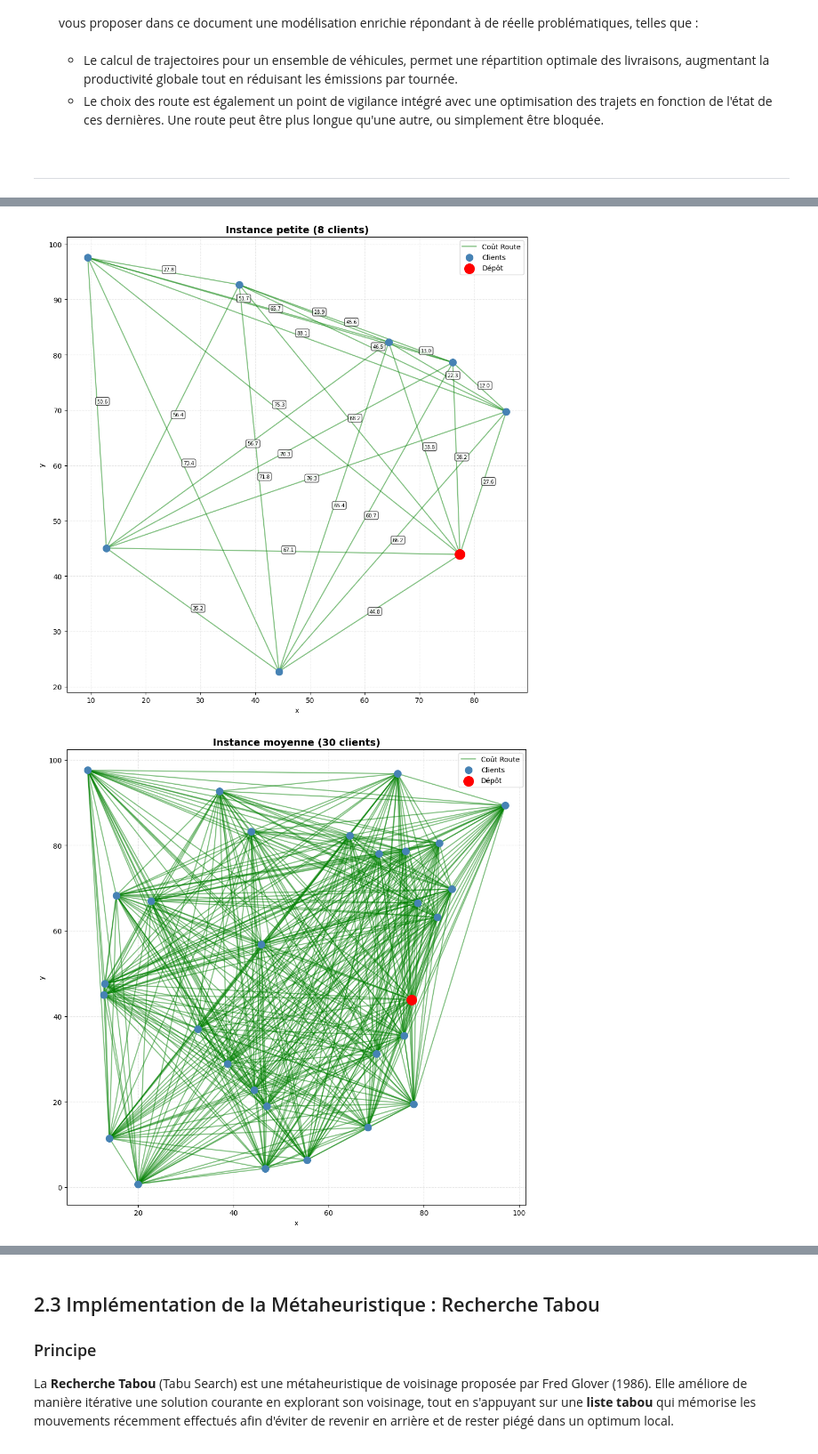
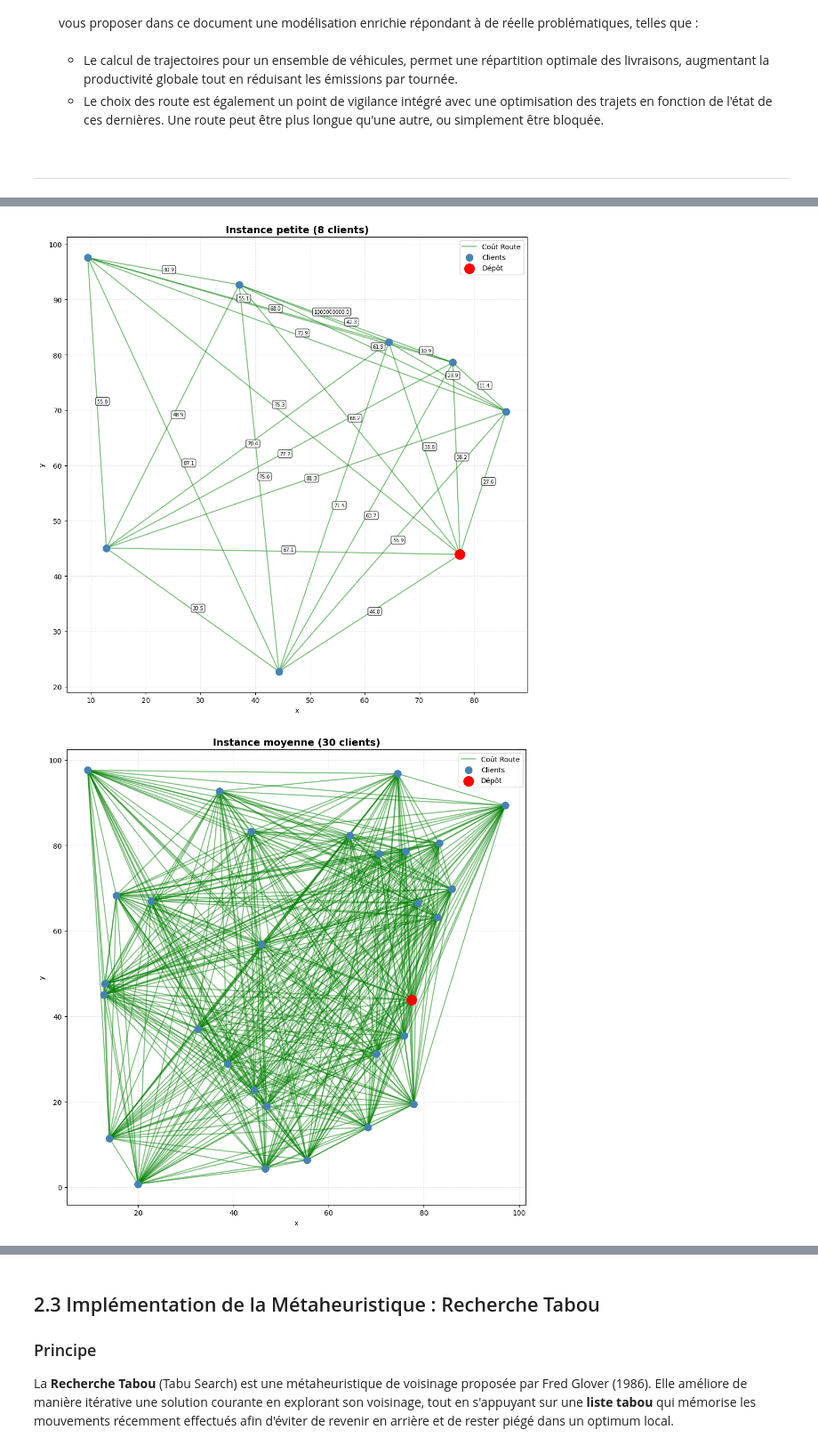
Before and after one commit to LonelyBadeline/CesiCDP, a Jupyter notebook: CesiCDP.ipynb, the cells around one changed output, grey strips where cells are left out. Shown at 89% size. Saved outputs shown, nothing was run; the diff lists cells and outputs as text; code cells hidden in the pictures.

Commit message:
(Fix) : Final Fix implementing big M and cost constraint + typo in notebook

```diff
--- a/CesiCDP.ipynb
+++ b/CesiCDP.ipynb
@@ -943,7 +941,9 @@ La cellule de code suivante implémente la génération d'instances :
 import numpy as np
 import matplotlib.pyplot as plt
 
-def generate_instance(n_cities, seed=42, cost_variation=0.2):
+M = 1e9
+
+def generate_instance(n_cities, seed=42, cost_variation=0.2, blocked_ratio=0.05):
     rng = np.random.default_rng(seed)
     coords = rng.uniform(0, 100, size=(n_cities, 2))
 
@@ -957,16 +957,21 @@ def generate_instance(n_cities, seed=42, cost_variation=0.2):
                     (coords[i][1] - coords[j][1])**2
                 )
 
-    # create random cost matrix (distance + random variation)
+    # create cost matrix with variation + blocked edges (b_ij)
     cost_matrix = np.zeros((n_cities, n_cities))
+    b_matrix = np.zeros((n_cities, n_cities), dtype=int)  # ← AJOUT
     for i in range(n_cities):
         for j in range(n_cities):
             if i != j:
-                # Variation factor: 1 ± cost_variation
-                factor = rng.uniform(1 - cost_variation, 1 + cost_variation)
-                cost_matrix[i][j] = dist_matrix[i][j] * factor
+                # Ne pas bloquer les arcs depuis/vers le dépôt (nœud 0)
+                if i != 0 and j != 0 and rng.random() < blocked_ratio:
+                    cost_matrix[i][j] = M      # arc bloqué → big-M
+                    b_matrix[i][j] = 1         # ← AJOUT
+                else:
+                    factor = rng.uniform(1 - cost_variation, 1 + cost_variation)
+                    cost_matrix[i][j] = dist_matrix[i][j] * factor
 
-    return coords, dist_matrix, cost_matrix
+    return coords, dist_matrix, cost_matrix, b_matrix
 
 def regenerate_costs(dist_matrix, seed=None, cost_variation=0.2):
     # regenerate the cost matrix with new random variations based on the distance matrix
@@ -996,37 +1001,37 @@ def plot_instance(coords, cost_matrix, title="Instance générée", show_weights
             ax.plot(x, y, c='green', alpha=0.5, zorder=1, label="Coût Route" if (i == 0 and j == 1) else "")
 
             # weight on edge
             if show_weights:
                 mid_x, mid_y = (coords[i, 0] + coords[j, 0]) / 2, (coords[i, 1] + coords[j, 1]) / 2
                 ax.text(mid_x, mid_y, f'{cost:.1f}', fontsize=7,
                        bbox=dict(boxstyle='round,pad=0.3', facecolor='white', alpha=0.7))
 
     # cities
     ax.scatter(coords[:, 0], coords[:, 1], c='steelblue', s=100, zorder=3, label='Clients')
     # depot
     ax.scatter(coords[0, 0], coords[0, 1], c='red', s=200, zorder=4, label='Dépôt')
 
     ax.set_title(title, fontsize=14, fontweight='bold')
     ax.set_xlabel("x")
     ax.set_ylabel("y")
     ax.legend(loc='upper right')
     ax.grid(True, linestyle='--', alpha=0.3)
 
     plt.tight_layout()
     plt.show()
 
 
 # --- Instances generation ---
-coords_small,  dist_small,   cost_small   = generate_instance(n_cities=8,   seed=42, cost_variation=0.15)
-coords_medium, dist_medium,  cost_medium  = generate_instance(n_cities=30,  seed=42, cost_variation=0.15)
-coords_large,  dist_large,   cost_large   = generate_instance(n_cities=100, seed=42, cost_variation=0.15)
+coords_small,  dist_small,  cost_small,  b_small  = generate_instance(n_cities=8,   seed=42, cost_variation=0.15)
+coords_medium, dist_medium, cost_medium, b_medium = generate_instance(n_cities=30,  seed=42, cost_variation=0.15)
+coords_large,  dist_large,  cost_large,  b_large  = generate_instance(n_cities=100, seed=42, cost_variation=0.15)
 
 # Small instance visualization
 plot_instance(coords_small, cost_small, title="Instance petite (8 clients)", show_weights=True)
 # Medium instance visualization
 plot_instance(coords_medium, cost_medium, title="Instance moyenne (30 clients)", show_weights=False)
 # %% [output]
-[figure, old version]
+[figure, new version]
 [figure]
 # %% [markdown]
 ## 2.2 Solveur Exact : Programmation Linéaire en Nombres Entiers (PLNE)
```
Also changed, not shown: parts of 18 cells of this notebook.
